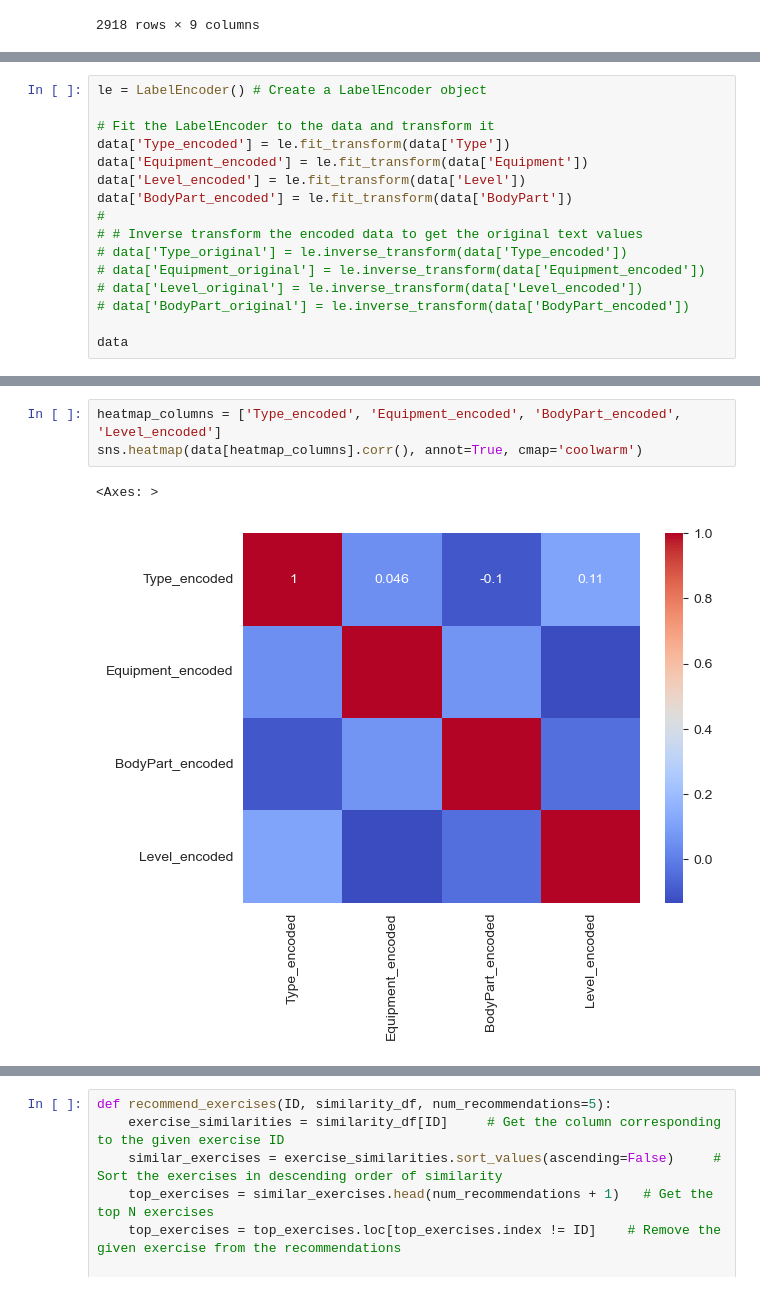
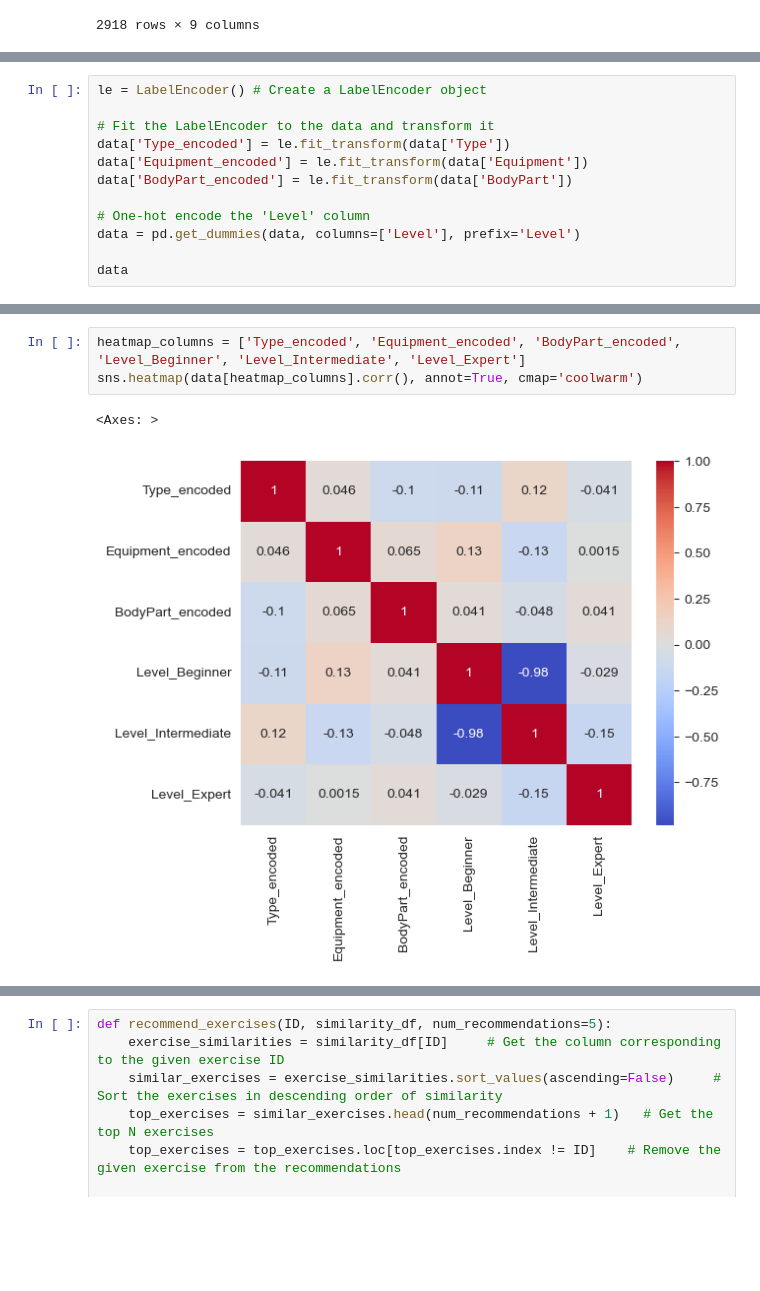
Before and after one commit to jmsbs/gym_exercise_recommendation, a Jupyter notebook: file.ipynb, the cells around one changed output, grey strips where cells are left out. Cells and saved outputs as stored; diff of their text form; blank space fills up the shorter version.

Commit message:
Fixed column encoding.

```diff
--- a/file.ipynb
+++ b/file.ipynb
@@ -54,14 +54,10 @@ le = LabelEncoder() # Create a LabelEncoder object
 # Fit the LabelEncoder to the data and transform it
 data['Type_encoded'] = le.fit_transform(data['Type'])
 data['Equipment_encoded'] = le.fit_transform(data['Equipment'])
-data['Level_encoded'] = le.fit_transform(data['Level'])
 data['BodyPart_encoded'] = le.fit_transform(data['BodyPart'])
-#
-# # Inverse transform the encoded data to get the original text values
-# data['Type_original'] = le.inverse_transform(data['Type_encoded'])
-# data['Equipment_original'] = le.inverse_transform(data['Equipment_encoded'])
-# data['Level_original'] = le.inverse_transform(data['Level_encoded'])
-# data['BodyPart_original'] = le.inverse_transform(data['BodyPart_encoded'])
+
+# One-hot encode the 'Level' column
+data = pd.get_dummies(data, columns=['Level'], prefix='Level')
 
 data
 # %% [output]
@@ -81,8 +77,8 @@ data
 # %%
-heatmap_columns = ['Type_encoded', 'Equipment_encoded', 'BodyPart_encoded', 'Level_encoded']
+heatmap_columns = ['Type_encoded', 'Equipment_encoded', 'BodyPart_encoded', 'Level_Beginner', 'Level_Intermediate', 'Level_Expert']
 sns.heatmap(data[heatmap_columns].corr(), annot=True, cmap='coolwarm')
 # %% [output]
 <Axes: >
-[figure, old version]
+[figure, new version]
 # %%
 # Compute Pearson correlation coefficient and p-value
```
Also changed, not shown: parts of 7 cells of this notebook, 1 other file.
